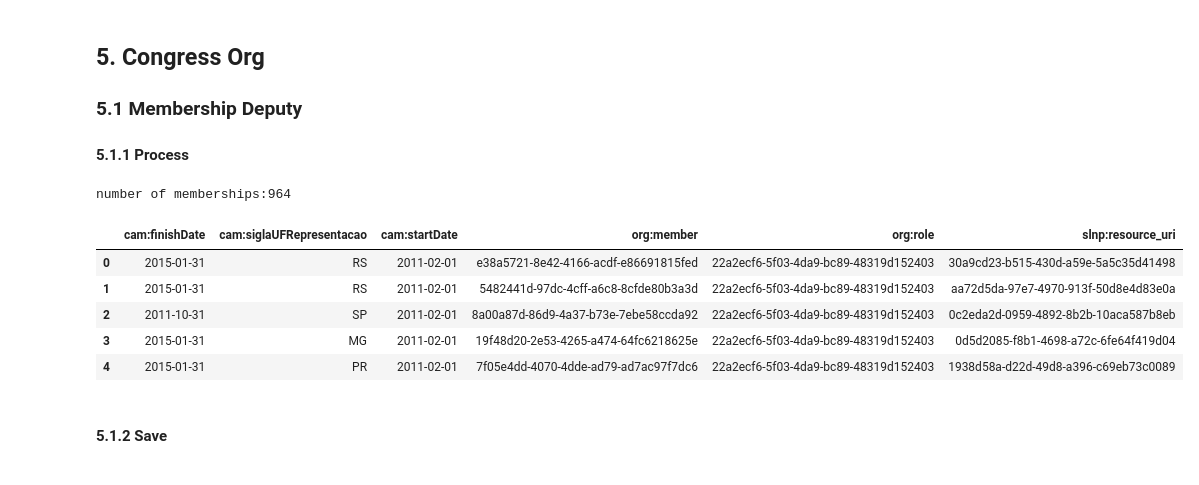
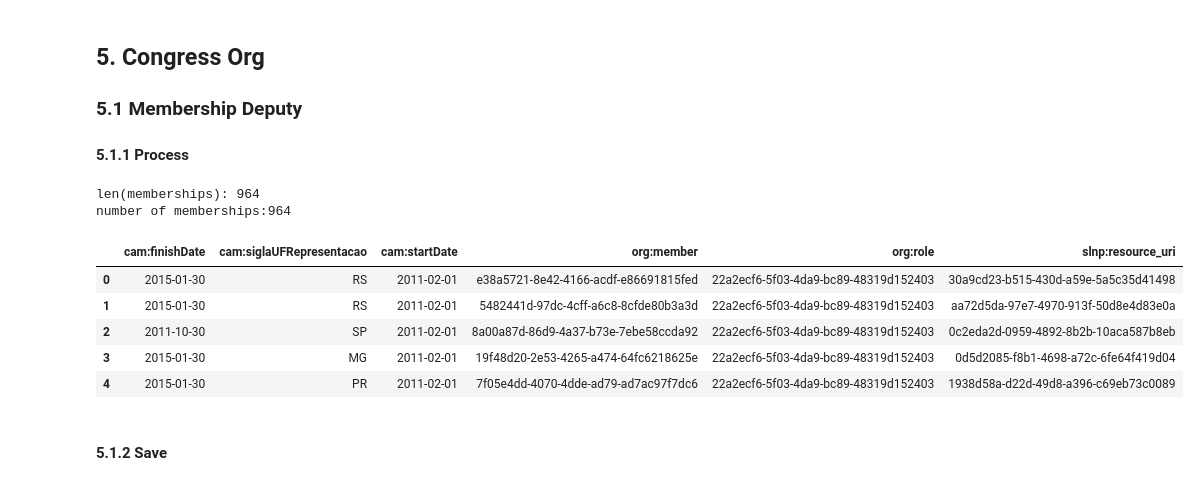
Before and after one commit to guilhermevarela/polare_scrapper, a Jupyter notebook: Congressmen.ipynb, the cells around one changed output. Drawn from its saved outputs; the diff is of its cells as text; code cells hidden in the pictures.

```diff
--- a/Congressmen.ipynb
+++ b/Congressmen.ipynb
@@ -97,6 +97,33 @@ found 671 congressmen.
 | 2 | None | 1954-04-26 | 74696 | ALBERTO PEREIRA MOURÃO | ALBERTO MOURÃO | ... |
 | 3 | None | 1962-04-25 | 136811 | JOSÉ ALFONSO EBERT HAMM | AFONSO HAMM | ... |
 | 4 | None | 1950-01-08 | 178835 | AFONSO ANTUNES DA MOTTA | AFONSO MOTTA | ... |
+# %%
+from datetime import datetime, timedelta
+
+def filter_memberships(membership_list, num_days):
+    filter_list = []
+    for membership_ in membership_list:
+        start_date = membership_['cam:startDate']
+        start_date = datetime.strptime(start_date, '%Y-%m-%d')
+
+        finish_date = membership_['cam:finishDate']
+        finish_date = datetime.strptime(finish_date, '%Y-%m-%d')
+
+        if (finish_date - start_date > timedelta(num_days)):
+            filter_list.append(membership_)
+
+    return filter_list
+
+def trim_finishdate(membership_list):
+    trimmed_list = []
+    for membership_ in membership_list:
+        finish_date = membership_['cam:finishDate']
+        finish_date = datetime.strptime(finish_date, '%Y-%m-%d')  \
+                        - timedelta(1)
+        membership_['cam:finishDate'] = finish_date.strftime("%Y-%m-%d")
+        trimmed_list.append(membership_)
+
+    return  trimmed_list
 # %% [markdown]
  ## 5. Congress Org
 
@@ -106,36 +133,39 @@ found 671 congressmen.
 # %%
 mapping = {
     'cam:siglaUFRepresentacao': 'cam:siglaUFRepresentacao',
     'cam:dataInicio': 'cam:startDate',
     'cam:dataFim': 'cam:finishDate',
     'slnp:resource_uri':'slnp:resource_uri'
 }
 
 memberships = []
 for cwm_d in congressmen_with_memberships:
     member_uri = cwm_d['resource_uri']
     terms = cwm_d['terms']
     if terms:
         for term_d in terms:
             memberships_d = {mapping[k]: term_d.get(k, None) for k in mapping}
             if memberships_d:
                 memberships_d['org:member'] = member_uri
                 memberships_d['org:role'] = DEPUTY_URI
                 memberships.append(memberships_d)
 
-
+print('len(memberships):', len(memberships))
 memberships = sorted(memberships, key=lambda x:x['cam:startDate'])
+memberships = trim_finishdate(memberships)
+# print('len(filter_memberships):', len(memberships))
 df = pd.DataFrame.from_dict(memberships)
 print('number of memberships:{:}'.format(df.shape[0]))
 df.head()
 # %% [output]
+len(memberships): 964
 number of memberships:964
 |  | cam:finishDate | cam:siglaUFRepresentacao | cam:startDate | org:member | org:role | slnp:resource_uri |
-| 0 | 2015-01-31 | RS | 2011-02-01 | e38a5721-8e42-4166-acdf-e86691815fed | 22a2ecf6-5f03-4da9-bc89-48319d152403 | 30a9cd23-b515-430d-a59e-5a5c35d41498 |
-| 1 | 2015-01-31 | RS | 2011-02-01 | 5482441d-97dc-4cff-a6c8-8cfde80b3a3d | 22a2ecf6-5f03-4da9-bc89-48319d152403 | aa72d5da-97e7-4970-913f-50d8e4d83e0a |
-| 2 | 2011-10-31 | SP | 2011-02-01 | 8a00a87d-86d9-4a37-b73e-7ebe58ccda92 | 22a2ecf6-5f03-4da9-bc89-48319d152403 | 0c2eda2d-0959-4892-8b2b-10aca587b8eb |
-| 3 | 2015-01-31 | MG | 2011-02-01 | 19f48d20-2e53-4265-a474-64fc6218625e | 22a2ecf6-5f03-4da9-bc89-48319d152403 | 0d5d2085-f8b1-4698-a72c-6fe64f419d04 |
-| 4 | 2015-01-31 | PR | 2011-02-01 | 7f05e4dd-4070-4dde-ad79-ad7ac97f7dc6 | 22a2ecf6-5f03-4da9-bc89-48319d152403 | 1938d58a-d22d-49d8-a396-c69eb73c0089 |
+| 0 | 2015-01-30 | RS | 2011-02-01 | e38a5721-8e42-4166-acdf-e86691815fed | 22a2ecf6-5f03-4da9-bc89-48319d152403 | 30a9cd23-b515-430d-a59e-5a5c35d41498 |
+| 1 | 2015-01-30 | RS | 2011-02-01 | 5482441d-97dc-4cff-a6c8-8cfde80b3a3d | 22a2ecf6-5f03-4da9-bc89-48319d152403 | aa72d5da-97e7-4970-913f-50d8e4d83e0a |
+| 2 | 2011-10-30 | SP | 2011-02-01 | 8a00a87d-86d9-4a37-b73e-7ebe58ccda92 | 22a2ecf6-5f03-4da9-bc89-48319d152403 | 0c2eda2d-0959-4892-8b2b-10aca587b8eb |
+| 3 | 2015-01-30 | MG | 2011-02-01 | 19f48d20-2e53-4265-a474-64fc6218625e | 22a2ecf6-5f03-4da9-bc89-48319d152403 | 0d5d2085-f8b1-4698-a72c-6fe64f419d04 |
+| 4 | 2015-01-30 | PR | 2011-02-01 | 7f05e4dd-4070-4dde-ad79-ad7ac97f7dc6 | 22a2ecf6-5f03-4da9-bc89-48319d152403 | 1938d58a-d22d-49d8-a396-c69eb73c0089 |
 # %% [markdown]
 #### 5.1.2 Save
 # %%
```
Also changed, not shown: parts of 2 cells of this notebook, 7 other files.
